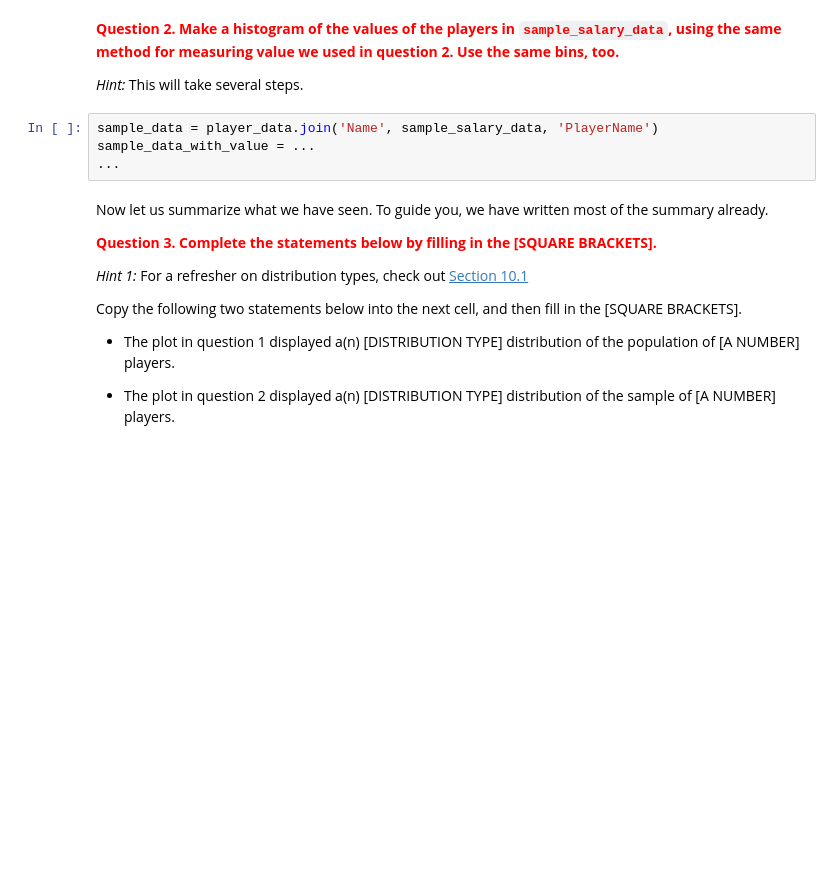
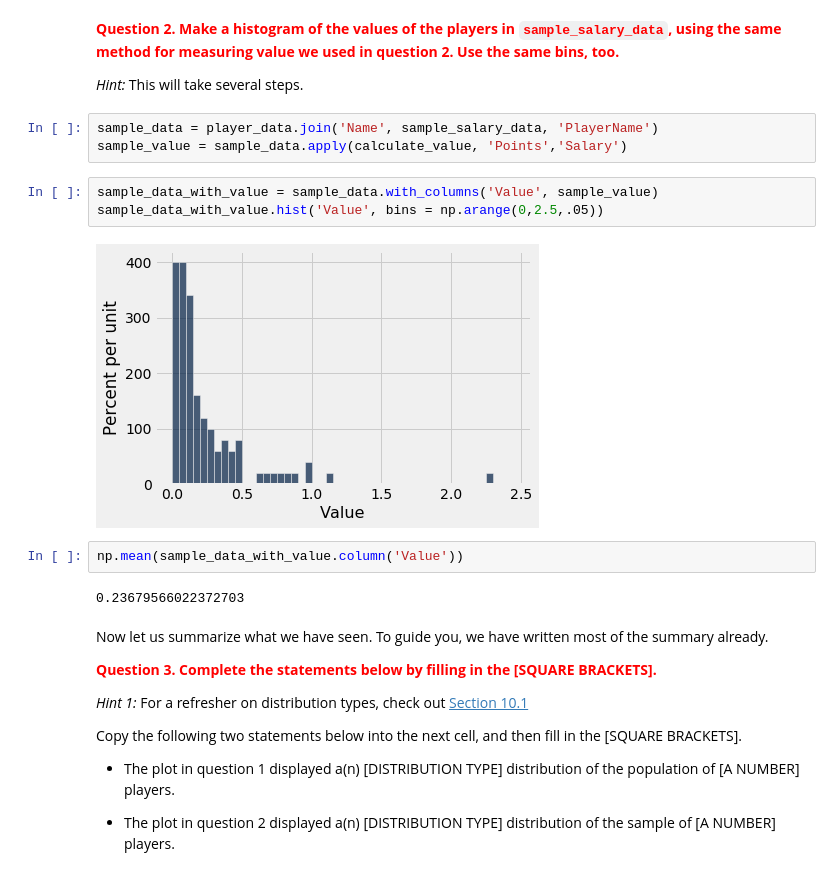
Before and after one commit to kimbrianj/bsos233-sp20, a Jupyter notebook: labs/lab5/lab5.ipynb, the cells around one changed output. Saved outputs shown, nothing was run; the diff lists cells and outputs as text; blank space fills up the shorter version.

```diff
--- a/labs/lab5/lab5.ipynb
+++ b/labs/lab5/lab5.ipynb
@@ -56,8 +106,16 @@ sample_salary_data.show(3)
 *Hint:* This will take several steps.
 # %%
 sample_data = player_data.join('Name', sample_salary_data, 'PlayerName')
-sample_data_with_value = ...
-...
+sample_value = sample_data.apply(calculate_value, 'Points','Salary')
+# %%
+sample_data_with_value = sample_data.with_columns('Value', sample_value)
+sample_data_with_value.hist('Value', bins = np.arange(0,2.5,.05))
+# %% [output]
+[figure, added]
+# %%
+np.mean(sample_data_with_value.column('Value'))
+# %% [output]
+0.23679566022372703
 # %% [markdown]
 Now let us summarize what we have seen. To guide you, we have written most of the summary already.
 
```
Also changed, not shown: parts of 24 cells of this notebook.
